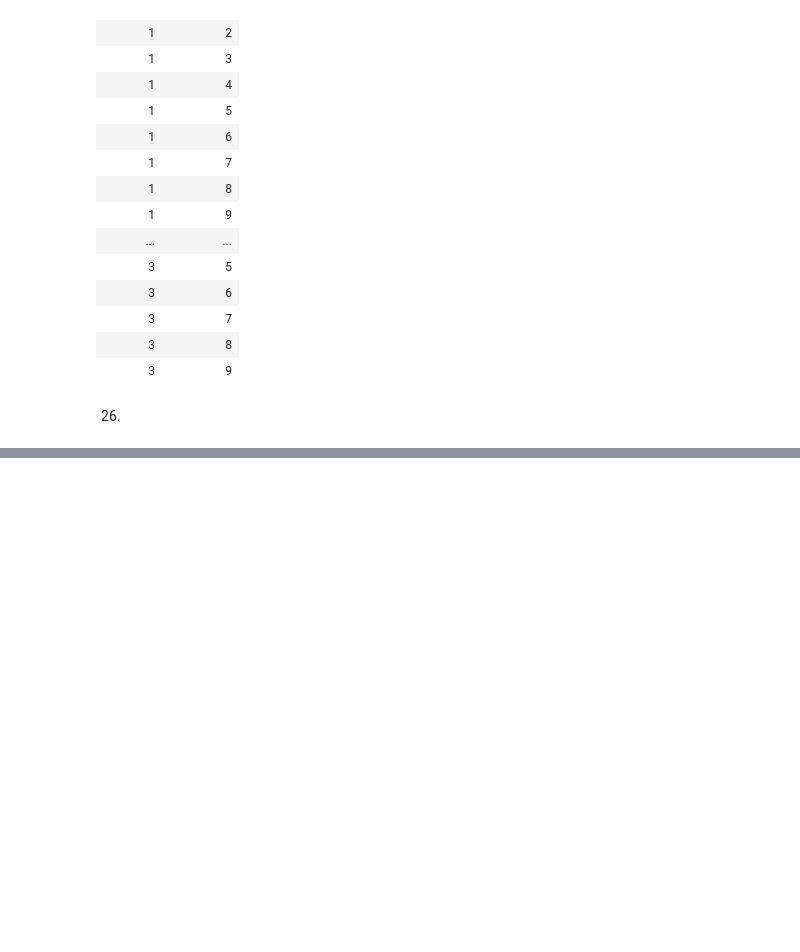
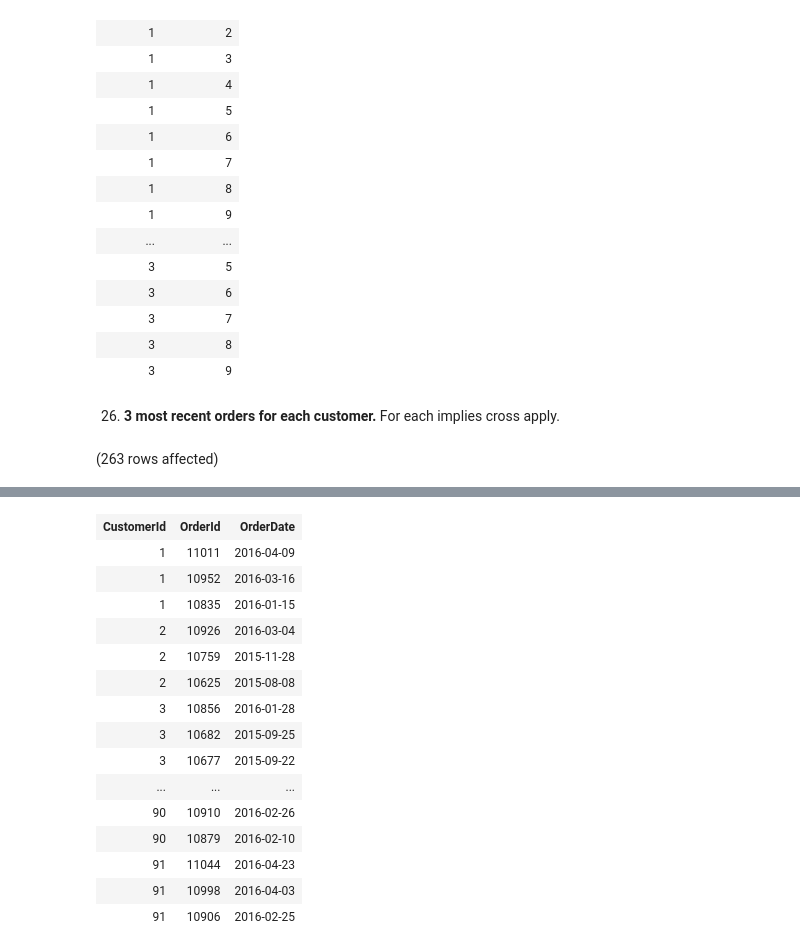
Before and after one commit to ryanmohamed/tsql_hw3, a Jupyter notebook: chapter5.ipynb, the cells around one changed output, grey strips where cells are left out. Saved outputs shown, nothing was run; the diff lists cells and outputs as text; code cells hidden in the pictures; blank space fills up the shorter version.

```diff
--- a/chapter5.ipynb
+++ b/chapter5.ipynb
@@ -740,5 +740,18 @@ Total execution time: 00:00:00.018
 | 3 | 7 |
 | 3 | 8 |
 | 3 | 9 |
-# %% [markdown]
-26)
+# %% [markdown]
+26. **3 most recent orders for each customer.** For each implies cross apply.
+# %%
+use Northwinds2022TSQLV7
+
+select C.CustomerId, A.OrderId, A.OrderDate
+from Sales.[Customer] as C
+    cross apply (
+        select top (3) OrderId, EmployeeId, OrderDate, RequiredDate
+        from Sales.[Order] as O
+        where O.CustomerId = C.CustomerId
+        order by orderdate desc, orderid desc
+    ) as A
+# %% [output]
+(263 rows affected)
@@ -744,0 +759,16 @@ Total execution time: 00:00:00.018
+| CustomerId | OrderId | OrderDate |
+| 1 | 11011 | 2016-04-09 |
+| 1 | 10952 | 2016-03-16 |
+| 1 | 10835 | 2016-01-15 |
+| 2 | 10926 | 2016-03-04 |
+| 2 | 10759 | 2015-11-28 |
+| 2 | 10625 | 2015-08-08 |
+| 3 | 10856 | 2016-01-28 |
+| 3 | 10682 | 2015-09-25 |
+| 3 | 10677 | 2015-09-22 |
+| ... | ... | ... |
+| 90 | 10910 | 2016-02-26 |
+| 90 | 10879 | 2016-02-10 |
+| 91 | 11044 | 2016-04-23 |
+| 91 | 10998 | 2016-04-03 |
+| 91 | 10906 | 2016-02-25 |
```
Also changed, not shown: parts of 1 cell of this notebook.
